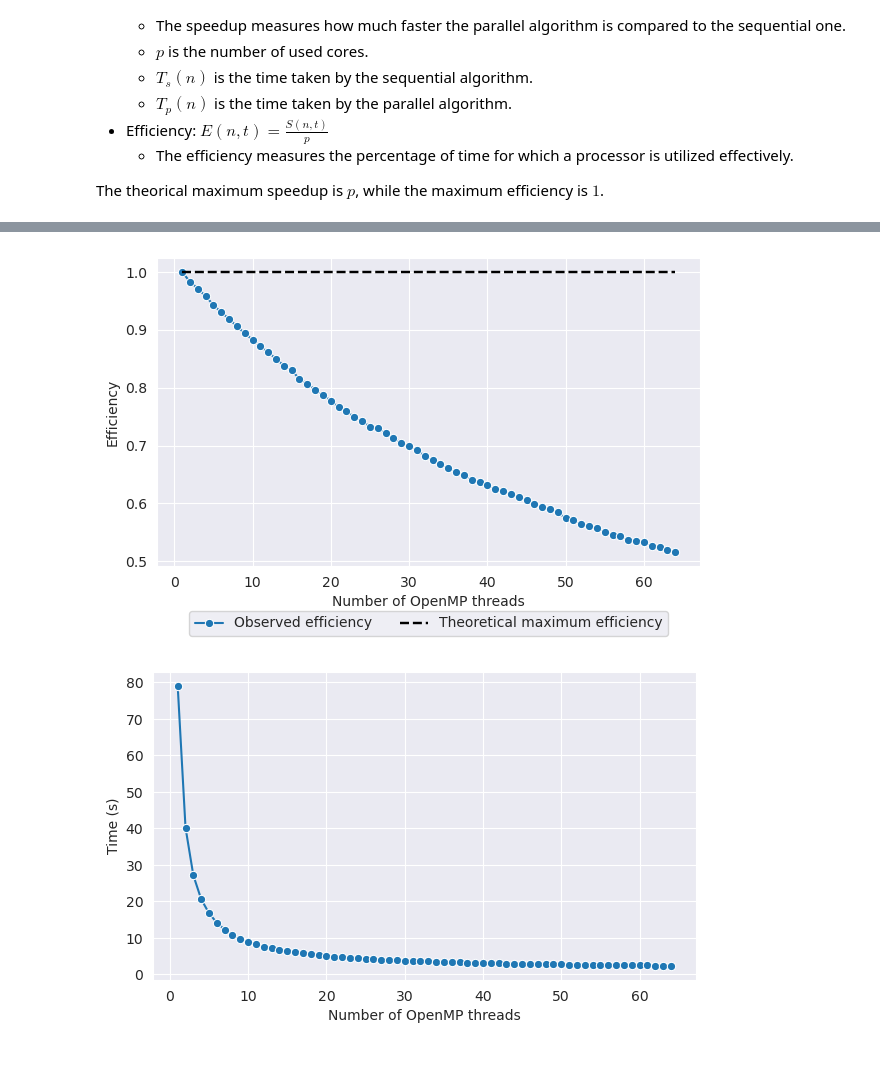
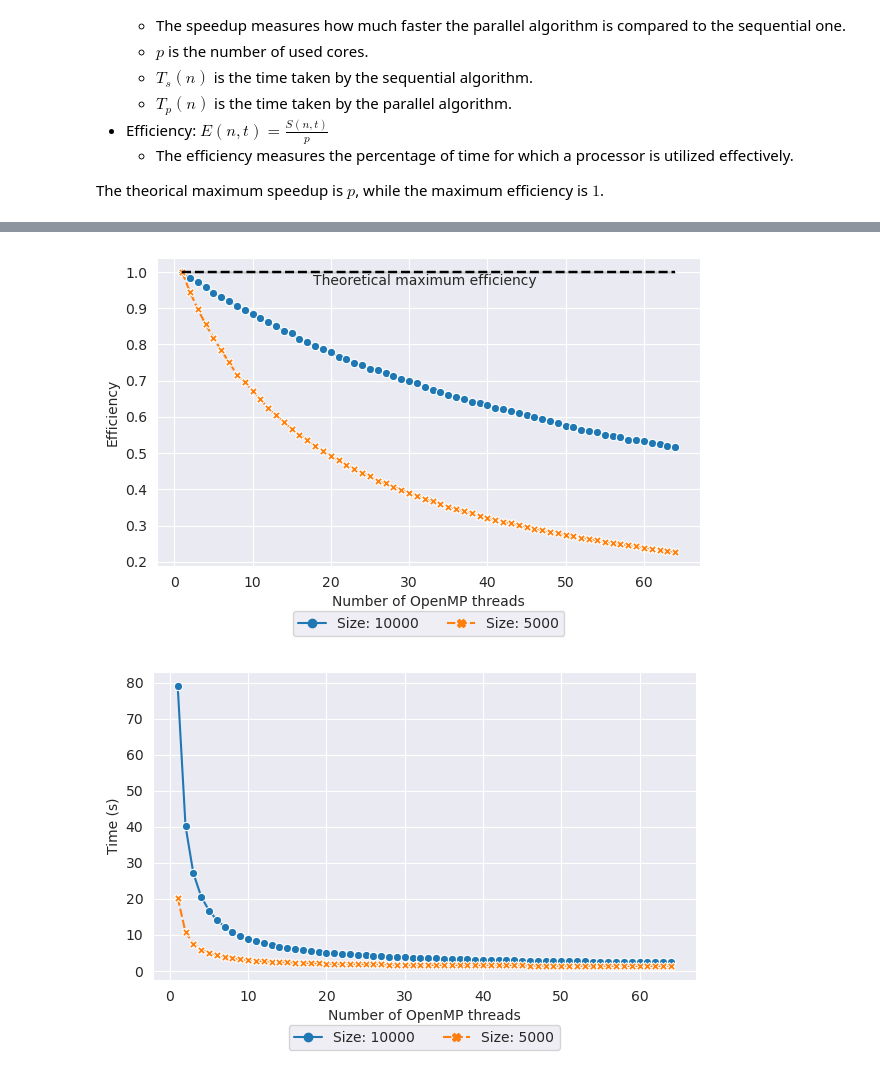
Before and after one commit to davidecapone/FHPC-Assignment, a Jupyter notebook: assignment_1/plots.ipynb, the cells around one changed output, grey strips where cells are left out. Drawn from its saved outputs; the diff is of its cells as text; code cells hidden in the pictures.

Commit message:
updated plots

```diff
--- a/assignment_1/plots.ipynb
+++ b/assignment_1/plots.ipynb
@@ -14,11 +17,14 @@ To analyze the results, two indexes are going to be considered:
 
 The theorical maximum speedup is $p$, while the maximum efficiency is $1$.
 # %%
+# Function to summarize the results and prepare them for plotting
 def get_summary(filename):
     path = f"results/{filename}.csv"
     data = pd.read_csv(path)
-    data = data.groupby('OMP-threads').mean()
+    data = data.groupby('OMP-threads').mean('time')
     data.reset_index(inplace=True)
+    data['size'] = data['size'].astype(int)
+    data['speedup'] = data['time'][0] / data['time']
+    data['efficiency'] = data['speedup'] / data['OMP-threads']
+    data['test'] = 'Size: ' + data['size'].astype(str)
     return data
-
-omp_ordered = get_summary('omp_ordered_10000')
@@ -77,0 +167,8 @@ plt.show()
+# %%
+# Load data
+omp_static_10000 = get_summary('omp_ordered_10000')
+omp_static_5000 = get_summary('omp_ordered_5000')
+
+omp_static = pd.concat([omp_static_10000, omp_static_5000])
+
+omp_static
@@ -78,5 +232,5 @@ plt.show()
 # %%
-# plotting the efficiency:
+# Efficiency plot
 plt.figure(figsize=(7, 4))
 
 sns.set_style('darkgrid')
@@ -84,48 +238,59 @@ sns.set_style('darkgrid')
 sns.lineplot(
     x='OMP-threads',
     y='efficiency',
-    data=omp_ordered,
-    marker='o',
-    label='Observed efficiency'
+    data=omp_static,
+    hue='test',
+    markers=True,
+    markersize=6,
+    style='test',
 )
 
-# theoretical efficiency:
-# it's just a horizontal line at 1
+## Theoretical maximum efficiency
 sns.lineplot(
     x='OMP-threads',
     y=1,
-    data=omp_ordered,
-    label='Theoretical maximum efficiency',
+    data=omp_static,
     color='black',
     linestyle='--',
     linewidth=1.75
 )
+plt.text(x=32,
+         y=0.975,
+         s='Theoretical maximum efficiency',
+         va='center',
+         ha='center')
 
-plt.legend(bbox_to_anchor=(0.5, -0.25), loc='lower center', ncol=4, title='')
+## Legend relocation
+plt.legend(bbox_to_anchor=(0.5, -0.25), loc='lower center', ncol=2, title='')
 
 plt.ylabel('Efficiency')
 plt.xlabel('Number of OpenMP threads')
-plt.savefig('assets/omp_ordered_efficiency10000.png', dpi=250, bbox_inches='tight')
+plt.savefig('assets/omp_static_efficiency.png', dpi=250, bbox_inches='tight')
 plt.show()
 # %% [output]
-[figure, old version]
+[figure, new version]
 # %%
-# plotting the time:
+# Time plot
 plt.figure(figsize=(7, 4))
 
 sns.set_style('darkgrid')
 
 sns.lineplot(
     x='OMP-threads',
     y='time',
-    data=omp_ordered,
-    marker='o'
+    data=omp_static,
+    hue='test',
+    markers=True,
+    markersize=6,
+    style='test',
 )
+
+# Legend relocation
+plt.legend(bbox_to_anchor=(0.5, -0.25), loc='lower center', ncol=2, title='')
 
 plt.ylabel('Time (s)')
 plt.xlabel('Number of OpenMP threads')
-plt.savefig('assets/omp_ordered_efficiency10000.png', dpi=250, bbox_inches='tight')
-plt.savefig('assets/omp_ordered_time10000.png', dpi=250, bbox_inches='tight')
+plt.savefig('assets/omp_static_time.png', dpi=250, bbox_inches='tight')
 plt.show()
 # %% [output]
-[figure, old version]
+[figure, new version]
```
Also changed, not shown: parts of 11 cells of this notebook, 21 other files.
